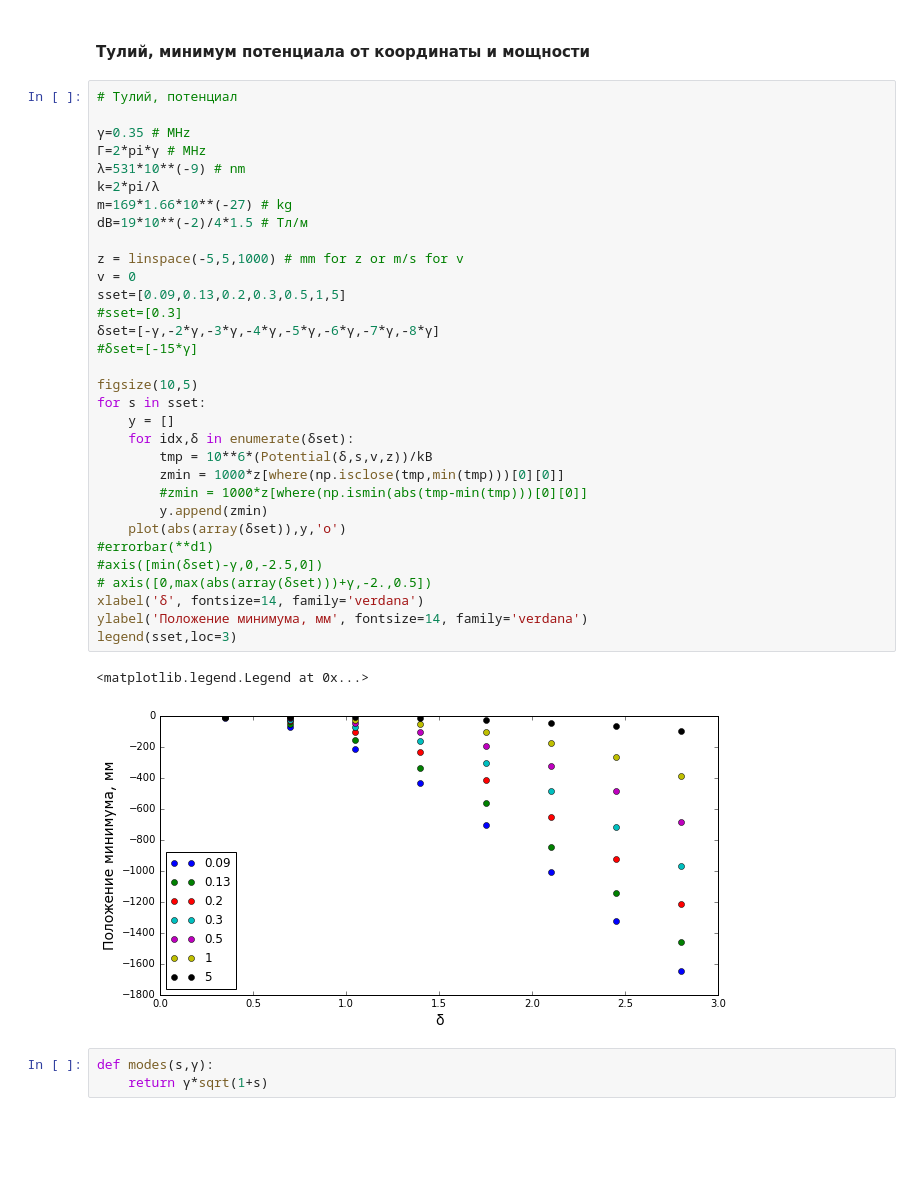
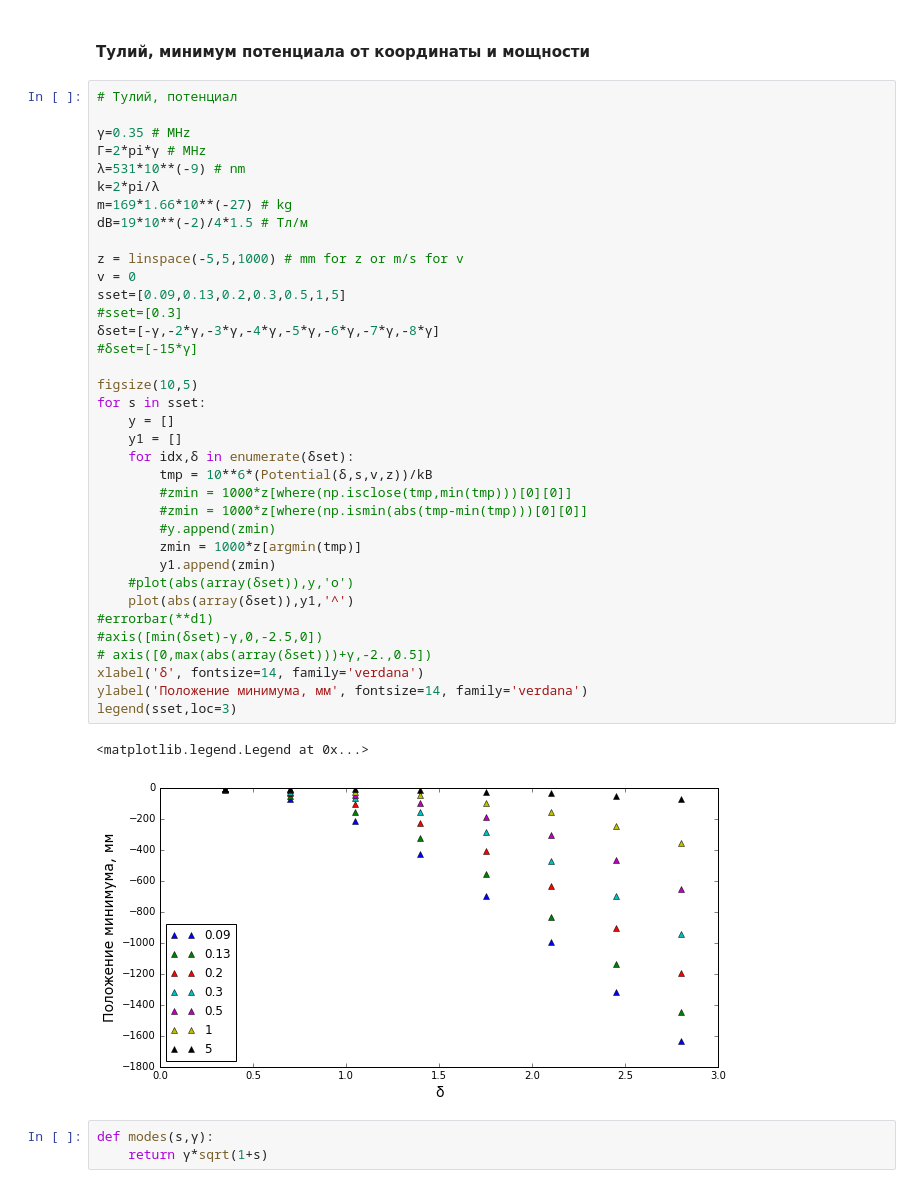
Before and after one commit to thulium-lab/python_programs_to_use, a Jupyter notebook: processing_individual_measurement3.0-Gulia.ipynb, the cells around one changed output. Cells and saved outputs as stored; diff of their text form; blank space fills up the shorter version.

```diff
--- a/processing_individual_measurement3.0-Gulia.ipynb
+++ b/processing_individual_measurement3.0-Gulia.ipynb
@@ -816,37 +816,41 @@ legend(sset,loc=4)
 # Тулий, потенциал
 
 γ=0.35 # MHz
 Γ=2*pi*γ # MHz
 λ=531*10**(-9) # nm
 k=2*pi/λ
 m=169*1.66*10**(-27) # kg
 dB=19*10**(-2)/4*1.5 # Тл/м
 
 z = linspace(-5,5,1000) # mm for z or m/s for v
 v = 0
 sset=[0.09,0.13,0.2,0.3,0.5,1,5]
 #sset=[0.3]
 δset=[-γ,-2*γ,-3*γ,-4*γ,-5*γ,-6*γ,-7*γ,-8*γ]
 #δset=[-15*γ]
 
 figsize(10,5)
 for s in sset:
     y = []
+    y1 = []
     for idx,δ in enumerate(δset):
         tmp = 10**6*(Potential(δ,s,v,z))/kB
-        zmin = 1000*z[where(np.isclose(tmp,min(tmp)))[0][0]]
+        #zmin = 1000*z[where(np.isclose(tmp,min(tmp)))[0][0]]
         #zmin = 1000*z[where(np.ismin(abs(tmp-min(tmp)))[0][0]]
-        y.append(zmin)
-    plot(abs(array(δset)),y,'o')
+        #y.append(zmin)
+        zmin = 1000*z[argmin(tmp)]
+        y1.append(zmin)
+    #plot(abs(array(δset)),y,'o')
+    plot(abs(array(δset)),y1,'^')
 #errorbar(**d1)
 #axis([min(δset)-γ,0,-2.5,0])
 # axis([0,max(abs(array(δset)))+γ,-2.,0.5])
 xlabel('δ', fontsize=14, family='verdana')
 ylabel('Положение минимума, мм', fontsize=14, family='verdana')
 legend(sset,loc=3)
 # %% [output]
 <matplotlib.legend.Legend at 0x...>
-[figure, old version]
+[figure, new version]
 # %%
 def modes(s,γ):
     return γ*sqrt(1+s)
```
Also changed, not shown: 1 other file.
